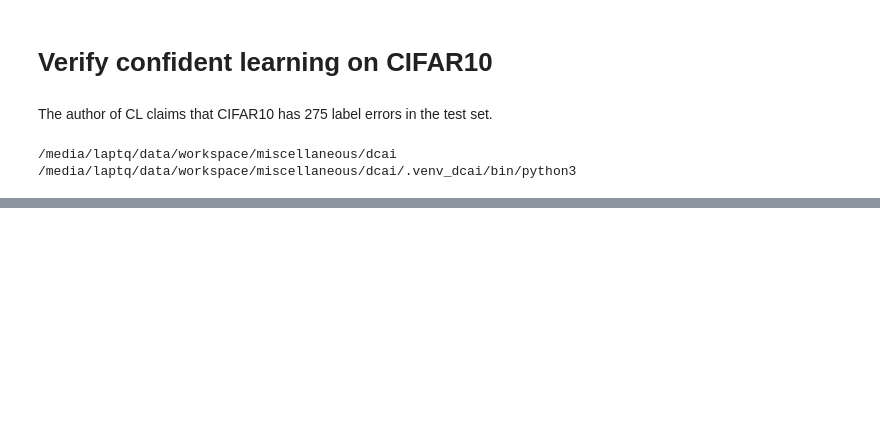
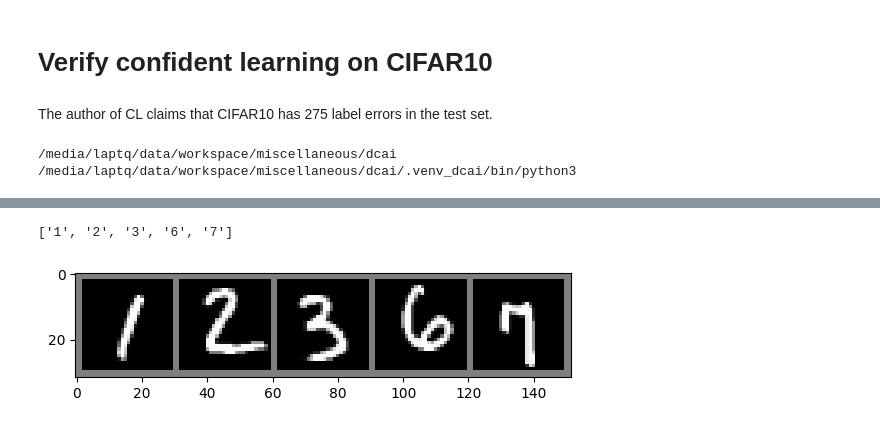
Before and after one commit to LapTQ/miscellaneous, a Jupyter notebook: dcai/notebook.ipynb, the cells around one changed output, grey strips where cells are left out. Saved outputs shown, nothing was run; the diff lists cells and outputs as text; code cells hidden in the pictures; blank space fills up the shorter version.

```diff
--- a/dcai/notebook.ipynb
+++ b/dcai/notebook.ipynb
@@ -21,7 +24,7 @@ import torch.optim as optim
 # %%
-BATCHSIZE = 16
+BATCHSIZE = 128
 LR = 0.001
-EPOCHS = 20
+EPOCHS = 10
 DEVICE = 'cuda:0'
 # %%
 device = torch.device(DEVICE)
@@ -29,11 +32,11 @@ device = torch.device(DEVICE)
 transform = transforms.Compose(
     [
         transforms.ToTensor(),
-        transforms.Normalize((0.5, 0.5, 0.5), (0.5, 0.5, 0.5))
+        transforms.Normalize((0.5), (0.5))
     ]
 )
 
-trainset = torchvision.datasets.CIFAR10(
+trainset = torchvision.datasets.MNIST(
     root='./data',
     train=True,
     download=True,
@@ -46,7 +49,7 @@ trainloader = DataLoader(
     num_workers=2
 )
 
-testset = torchvision.datasets.CIFAR10(
+testset = torchvision.datasets.MNIST(
     root='./data',
     train=False,
     download=True,
@@ -59,8 +62,9 @@ testloader = DataLoader(
     num_workers=2
 )
 
-classes = ('plane', 'car', 'bird', 'cat',
-           'deer', 'dog', 'frog', 'horse', 'ship', 'truck')
+# classes = ('plane', 'car', 'bird', 'cat',
+#            'deer', 'dog', 'frog', 'horse', 'ship', 'truck')
+classes = [str(i) for i in range(10)]
 
 # print image shape
 dataiter = iter(trainloader)
@@ -141,0 +94,12 @@ optimizer = optim.SGD(net.parameters(), lr=LR, momentum=0.9, nesterov=True)
+# %%
+from torchvision.models import resnet18
+
+net = resnet18(weights=None, num_classes=10)
+net.conv1 = nn.Conv2d(1, 64, kernel_size=(7, 7), stride=(2, 2), padding=(3, 3), bias=False)
+
+net.eval().to(device)
+
+criterion = nn.CrossEntropyLoss()
+optimizer = optim.SGD(net.parameters(), lr=LR, momentum=0.9, nesterov=True)
+
+net(torch.randn(4, 1, 32, 32).to(device))
@@ -142,4 +115,5 @@ optimizer = optim.SGD(net.parameters(), lr=LR, momentum=0.9, nesterov=True)
 # %%
+step_size = 100
 for epoch in range(EPOCHS):  # loop over the dataset multiple times
 
     running_loss = 0.0
@@ -154,8 +128,8 @@ for epoch in range(EPOCHS):  # loop over the dataset multiple times
 
         # print statistics
         running_loss += loss.item()
-        if i % 1000 == 999:    # print every 1000 mini-batches
-            print(f'[{epoch + 1}, {i + 1:5d}] loss: {running_loss / 2000:.3f}')
+        if i % step_size == (step_size - 1):    # print every 1000 mini-batches
+            print(f'[{epoch + 1}, {i + 1:5d}] loss: {running_loss / step_size:.3f}')
             running_loss = 0.0
 
 print('Finished Training')
@@ -371,0 +424,14 @@ ordered_label_issues = find_label_issues(
+# %%
+y_tilde = 9
+
+print([classes[_] for _ in corrected_labels[y_tilde][:5]])
+imgs = []
+for idx in range(5):
+    idx_example = ranked_label_issues[y_tilde][idx]
+    img, _ = testset[idx_example]
+    imgs.append(img)
+
+imshow(torchvision.utils.make_grid(imgs))
+# %% [output]
+['1', '2', '3', '6', '7']
+[figure, added]
```
Also changed, not shown: parts of 13 cells of this notebook.
